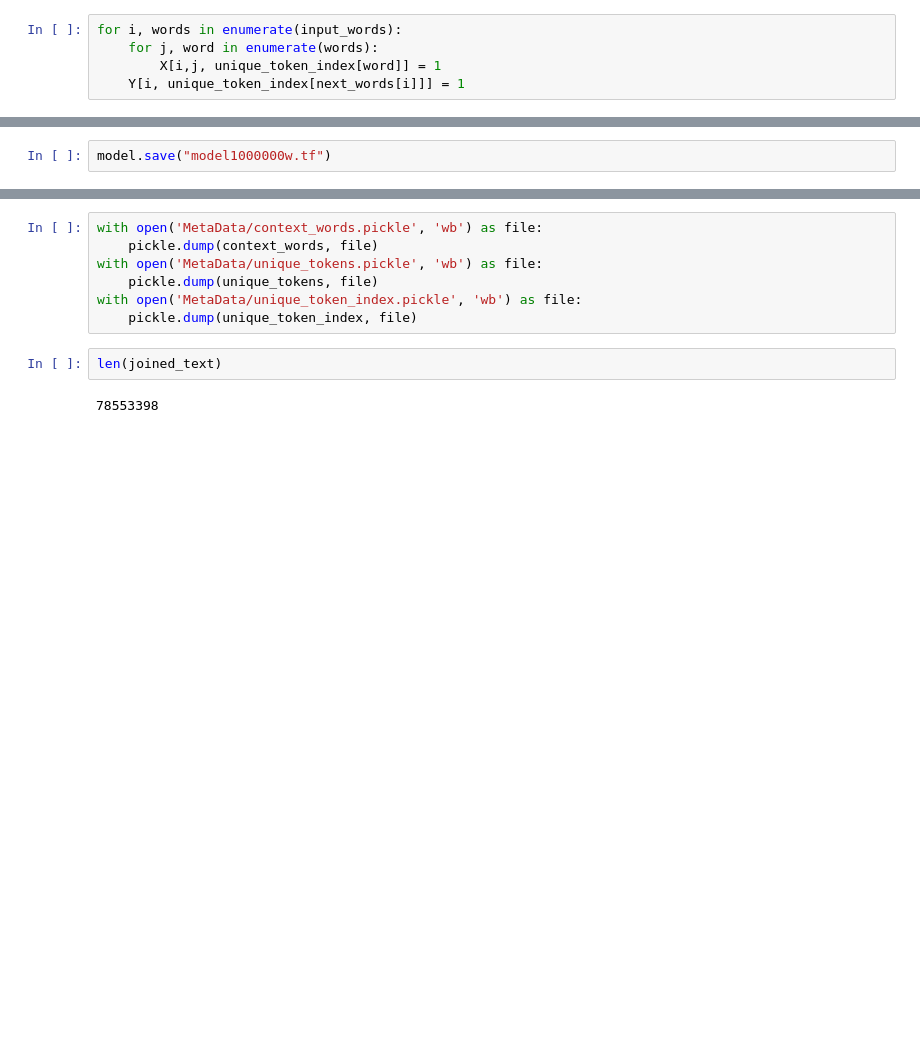
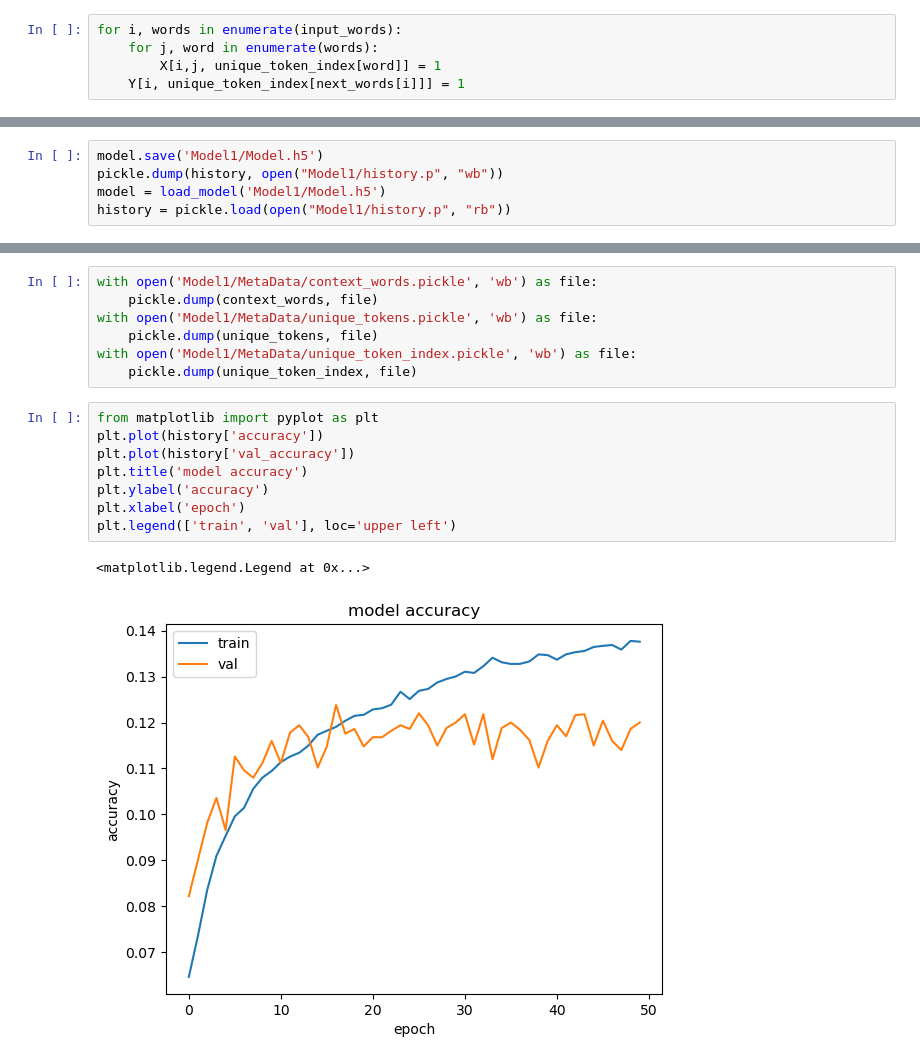
Before and after one commit to Punat02/TextGenerator, a Jupyter notebook: TransformData.ipynb, the cells around one changed output, grey strips where cells are left out. Cells and saved outputs as stored; diff of their text form; blank space fills up the shorter version.

Commit message:
Model1

```diff
--- a/TransformData.ipynb
+++ b/TransformData.ipynb
@@ -93,2 +102,5 @@ Epoch 50/50
 # %%
-model.save("model1000000w.tf")
+model.save('Model1/Model.h5')
+pickle.dump(history, open("Model1/history.p", "wb"))
+model = load_model('Model1/Model.h5')
+history = pickle.load(open("Model1/history.p", "rb"))
@@ -99,11 +107,18 @@ INFO:tensorflow:Assets written to: model1000000w.tf\assets
 # %%
-with open('MetaData/context_words.pickle', 'wb') as file:
+with open('Model1/MetaData/context_words.pickle', 'wb') as file:
     pickle.dump(context_words, file)
-with open('MetaData/unique_tokens.pickle', 'wb') as file:
+with open('Model1/MetaData/unique_tokens.pickle', 'wb') as file:
     pickle.dump(unique_tokens, file)
-with open('MetaData/unique_token_index.pickle', 'wb') as file:
+with open('Model1/MetaData/unique_token_index.pickle', 'wb') as file:
     pickle.dump(unique_token_index, file)
-# %%
-len(joined_text)
-# %% [output]
-78553398
+# %%
+from matplotlib import pyplot as plt
+plt.plot(history['accuracy'])
+plt.plot(history['val_accuracy'])
+plt.title('model accuracy')
+plt.ylabel('accuracy')
+plt.xlabel('epoch')
+plt.legend(['train', 'val'], loc='upper left')
+# %% [output]
+<matplotlib.legend.Legend at 0x...>
+[figure, added]
```
Also changed, not shown: parts of 11 cells of this notebook, 5 other files.
